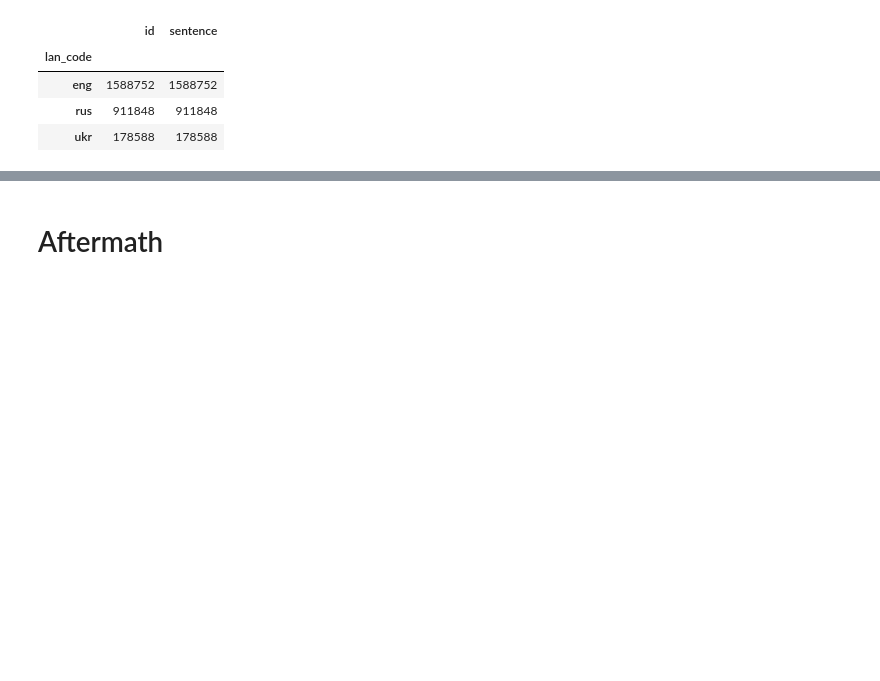
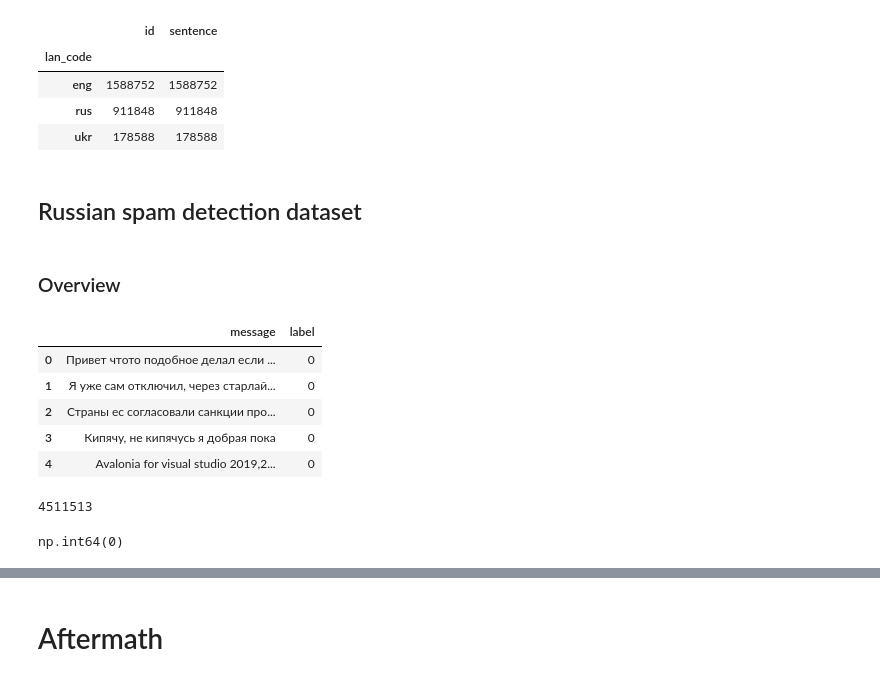
Before and after one commit to amiadesu/en-uk-ru-spam-detector, a Jupyter notebook: notebooks/01_data_preparation/01_data_loading.ipynb, the cells around one changed output, grey strips where cells are left out. Drawn from its saved outputs; the diff is of its cells as text; code cells hidden in the pictures; blank space fills up the shorter version.

Commit message:
Added loading workflows for Russian and English spam detection datasets.

```diff
--- a/notebooks/01_data_preparation/01_data_loading.ipynb
+++ b/notebooks/01_data_preparation/01_data_loading.ipynb
@@ -154,3 +164,26 @@ language_detection_df.groupby("lan_code").count()
 # %%
 with open(language_detection_dataset_save_path, "+w", encoding="utf-8") as f:
     language_detection_df.to_csv(f, index=False)
+# %% [markdown]
+## Russian spam detection dataset
+# %% [markdown]
+### Overview
+# %%
+russian_spam_detection_df = pd.read_parquet("hf://datasets/darkQibit/russian-spam-detection/processed_combined.parquet")
+# %%
+russian_spam_detection_df.head()
+# %% [output]
+|  | message | label |
+| 0 | Привет чтото подобное делал если ... | 0 |
+| 1 | Я уже сам отключил, через старлай... | 0 |
+| 2 | Страны ес согласовали санкции про... | 0 |
+| 3 | Кипячу, не кипячусь я добрая пока | 0 |
+| 4 | Avalonia for visual studio 2019,2... | 0 |
+# %%
+len(russian_spam_detection_df)
+# %% [output]
+4511513
+# %%
+russian_spam_detection_df.duplicated().sum()
+# %% [output]
+np.int64(0)
```
Also changed, not shown: parts of 35 cells of this notebook.
